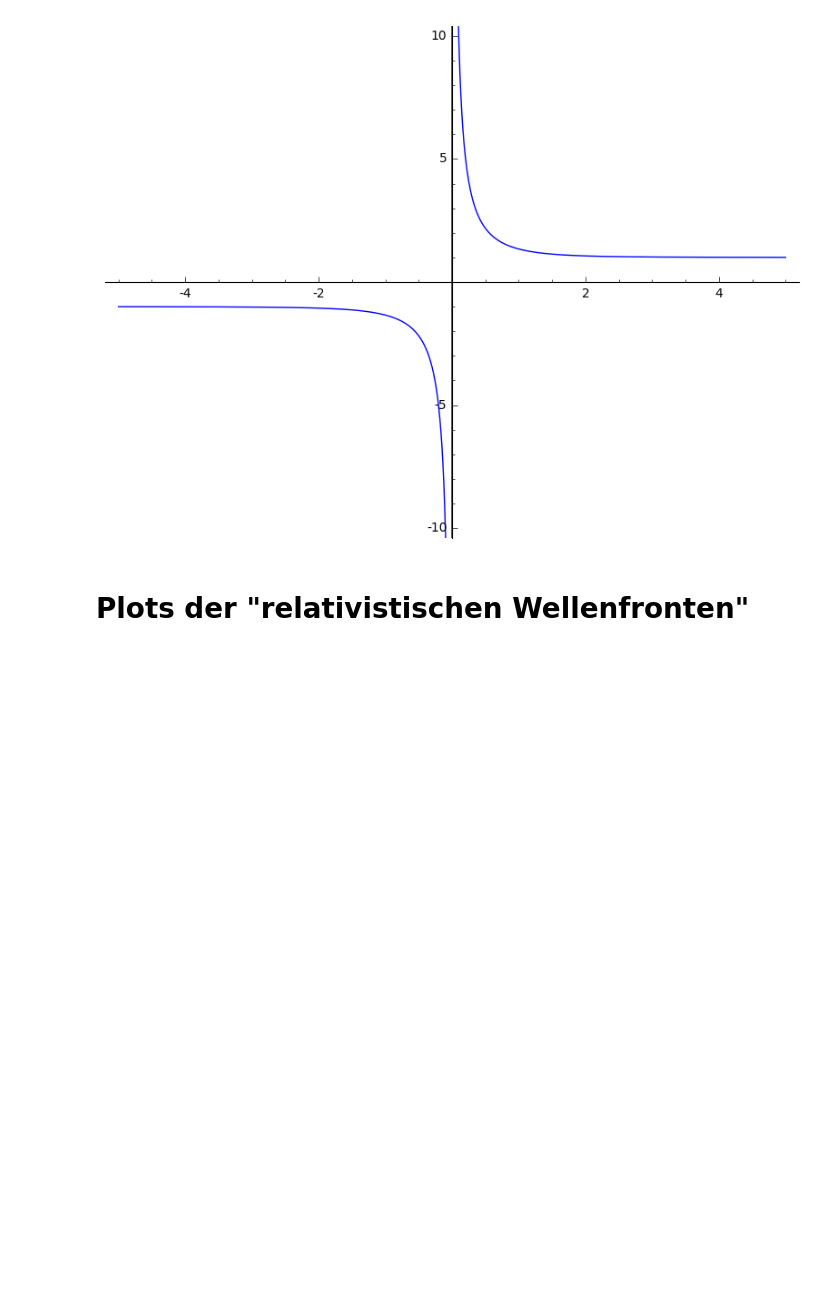
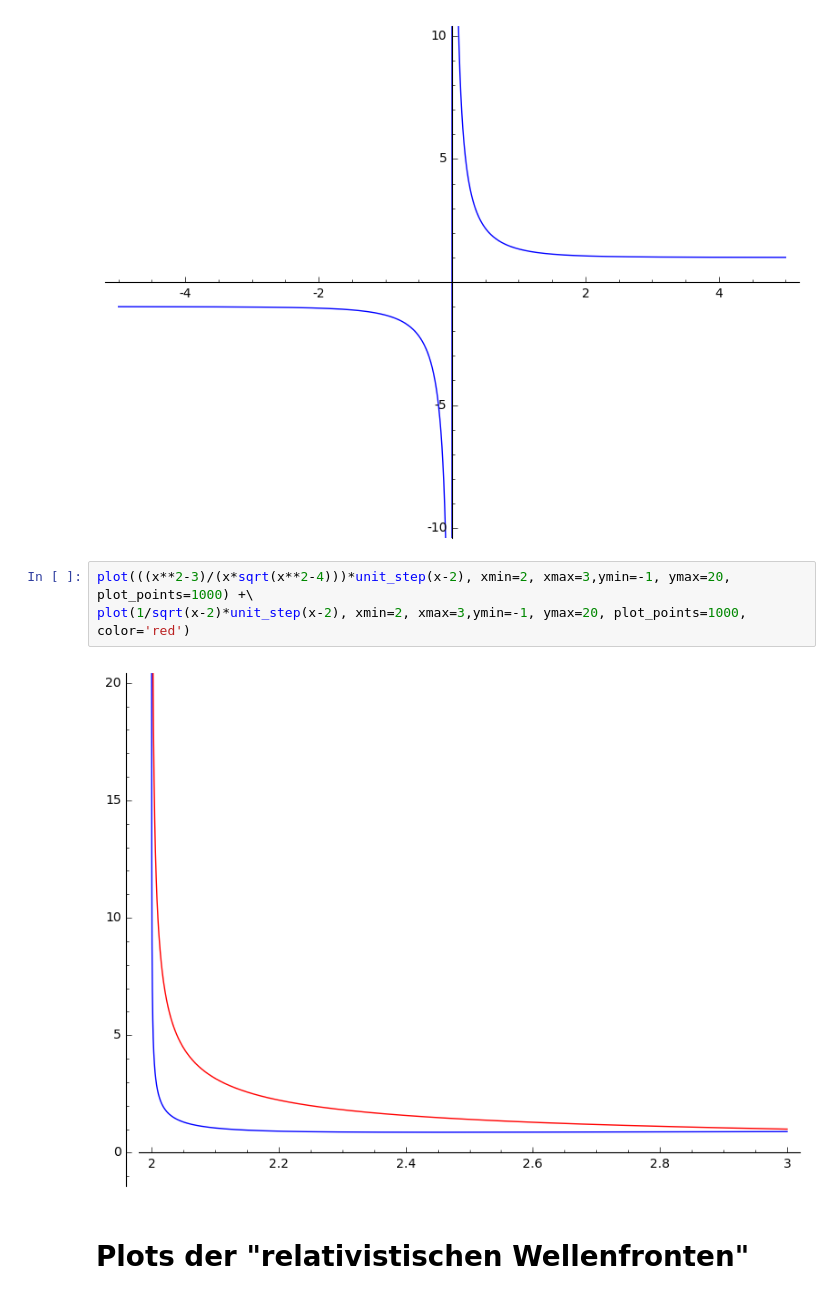
Before and after one commit to jlbosse/Bachelorarbeit, a Jupyter notebook: Animationen.ipynb, the cells around one changed output. Cells and saved outputs as stored; diff of their text form; blank space fills up the shorter version.

```diff
--- a/Animationen.ipynb
+++ b/Animationen.ipynb
@@ -160,6 +170,11 @@ l(k,m).simplify()
 plot(l(k/2,1),(k,-5,5),ymin=-10,ymax=10)
 # %% [output]
 [figure]
+# %%
+plot(((x**2-3)/(x*sqrt(x**2-4)))*unit_step(x-2), xmin=2, xmax=3,ymin=-1, ymax=20, plot_points=1000) +\
+plot(1/sqrt(x-2)*unit_step(x-2), xmin=2, xmax=3,ymin=-1, ymax=20, plot_points=1000, color='red')
+# %% [output]
+[figure, added]
 # %% [markdown]
 # Plots der "relativistischen Wellenfronten"
 # %%
```
Also changed, not shown: parts of 6 cells of this notebook, 10 other files.
